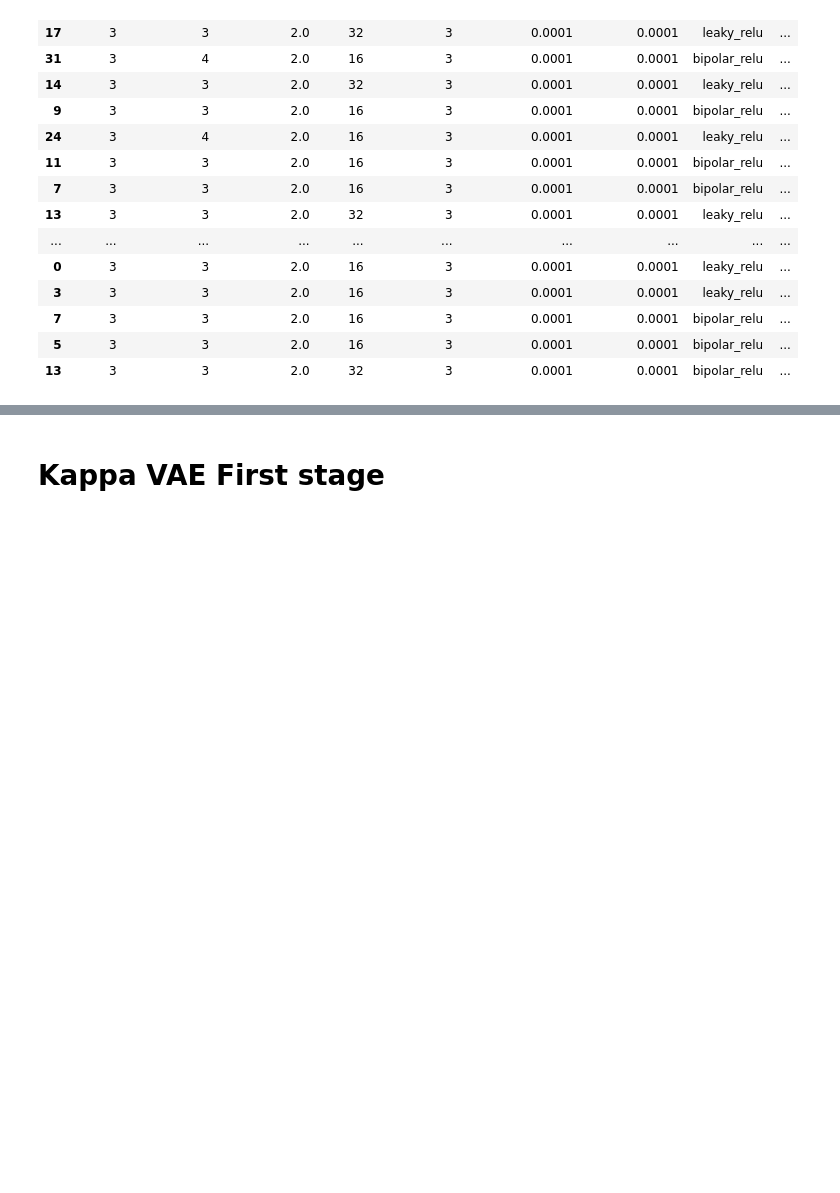
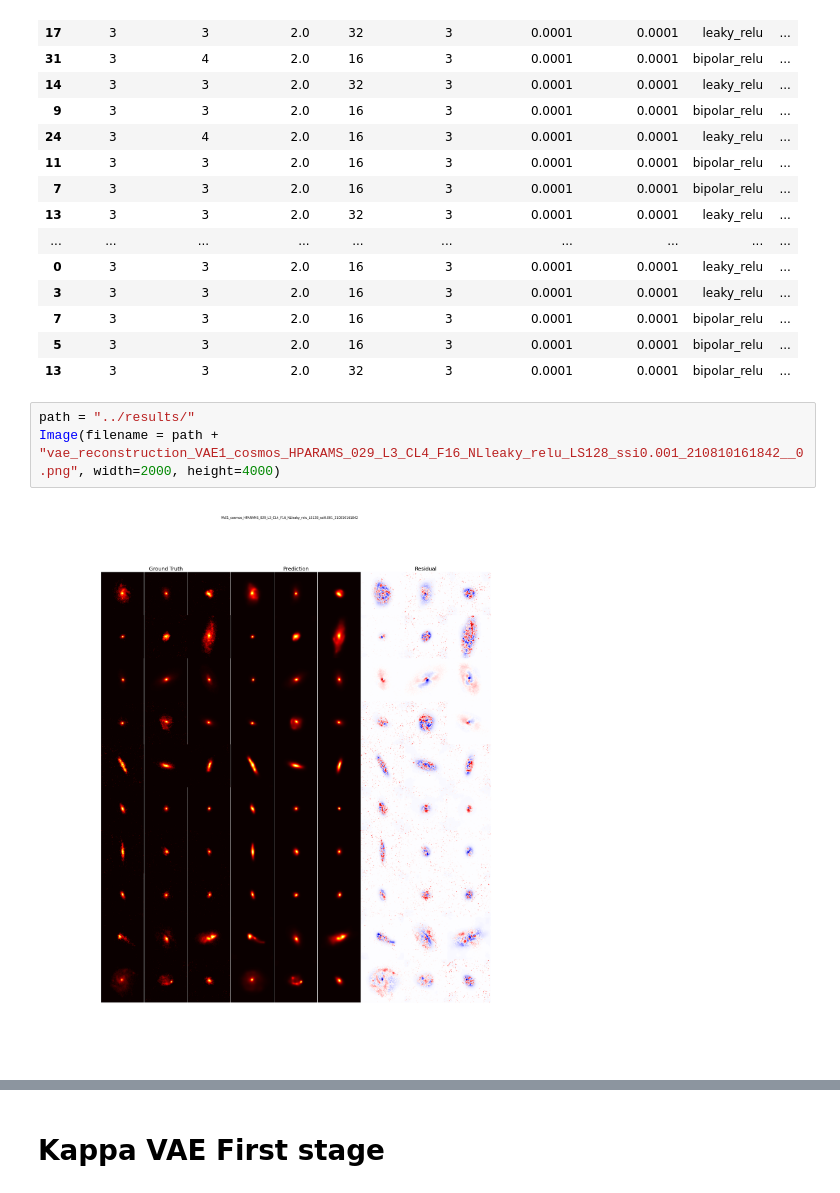
Before and after one commit to AlexandreAdam/Censai, a Jupyter notebook: notebooks/vae_results.ipynb, the cells around one changed output, grey strips where cells are left out. Drawn from its saved outputs; the diff is of its cells as text; blank space fills up the shorter version.

```diff
--- a/notebooks/vae_results.ipynb
+++ b/notebooks/vae_results.ipynb
@@ -42,3 +44,8 @@ hparams.sort_values(by="val_cost")
 | 7 | 3 | 3 | 2.0 | 16 | 3 | 0.0001 | 0.0001 | bipolar_relu | ... |
 | 5 | 3 | 3 | 2.0 | 16 | 3 | 0.0001 | 0.0001 | bipolar_relu | ... |
 | 13 | 3 | 3 | 2.0 | 32 | 3 | 0.0001 | 0.0001 | bipolar_relu | ... |
+# %%
+path = "../results/"
+Image(filename = path + "vae_reconstruction_VAE1_cosmos_HPARAMS_029_L3_CL4_F16_NLleaky_relu_LS128_ssi0.001_210810161842__0.png", width=2000, height=4000)
+# %% [output]
+[figure, added]
```
Also changed, not shown: parts of 2 cells of this notebook, 2 other files.
